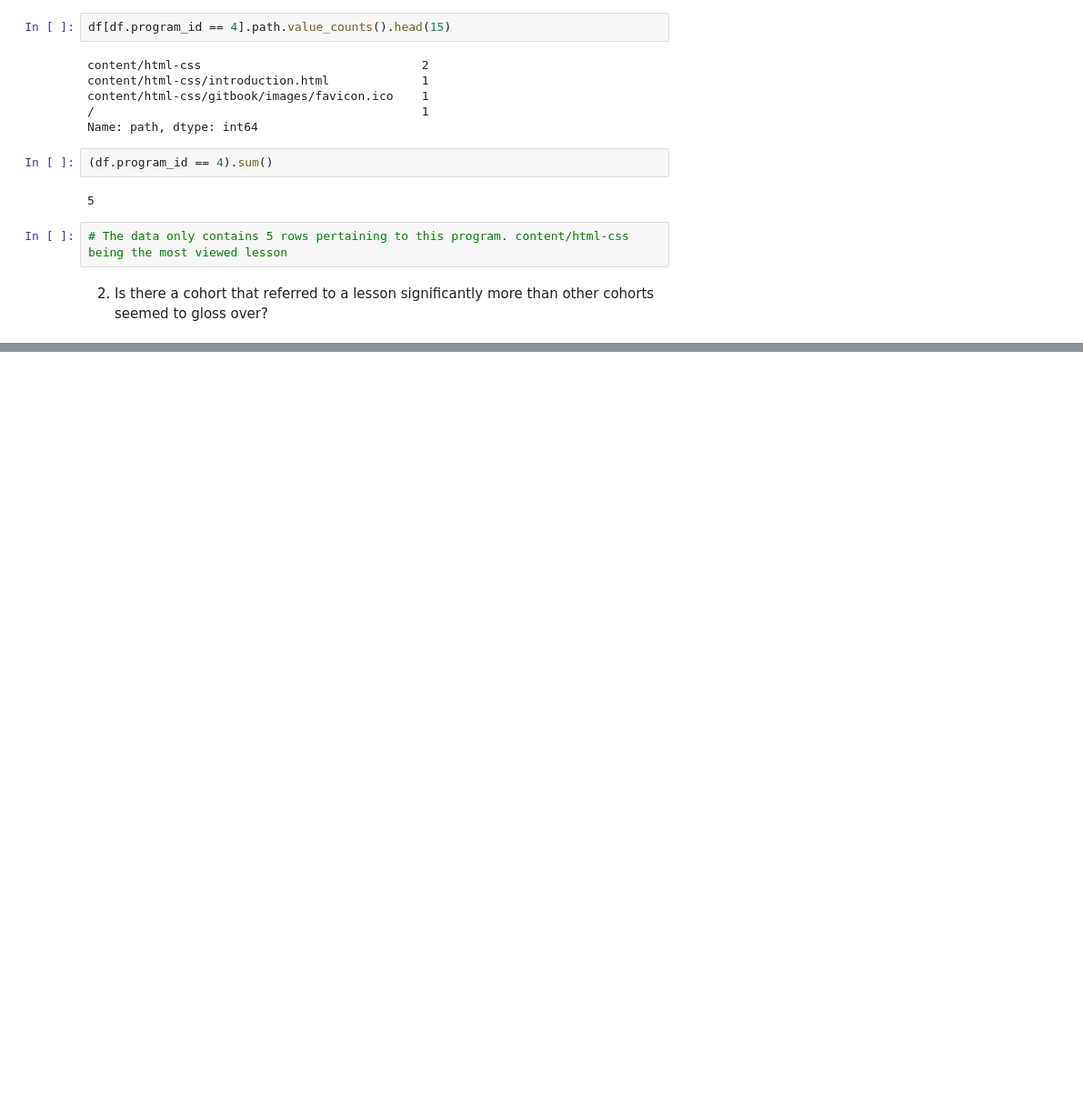
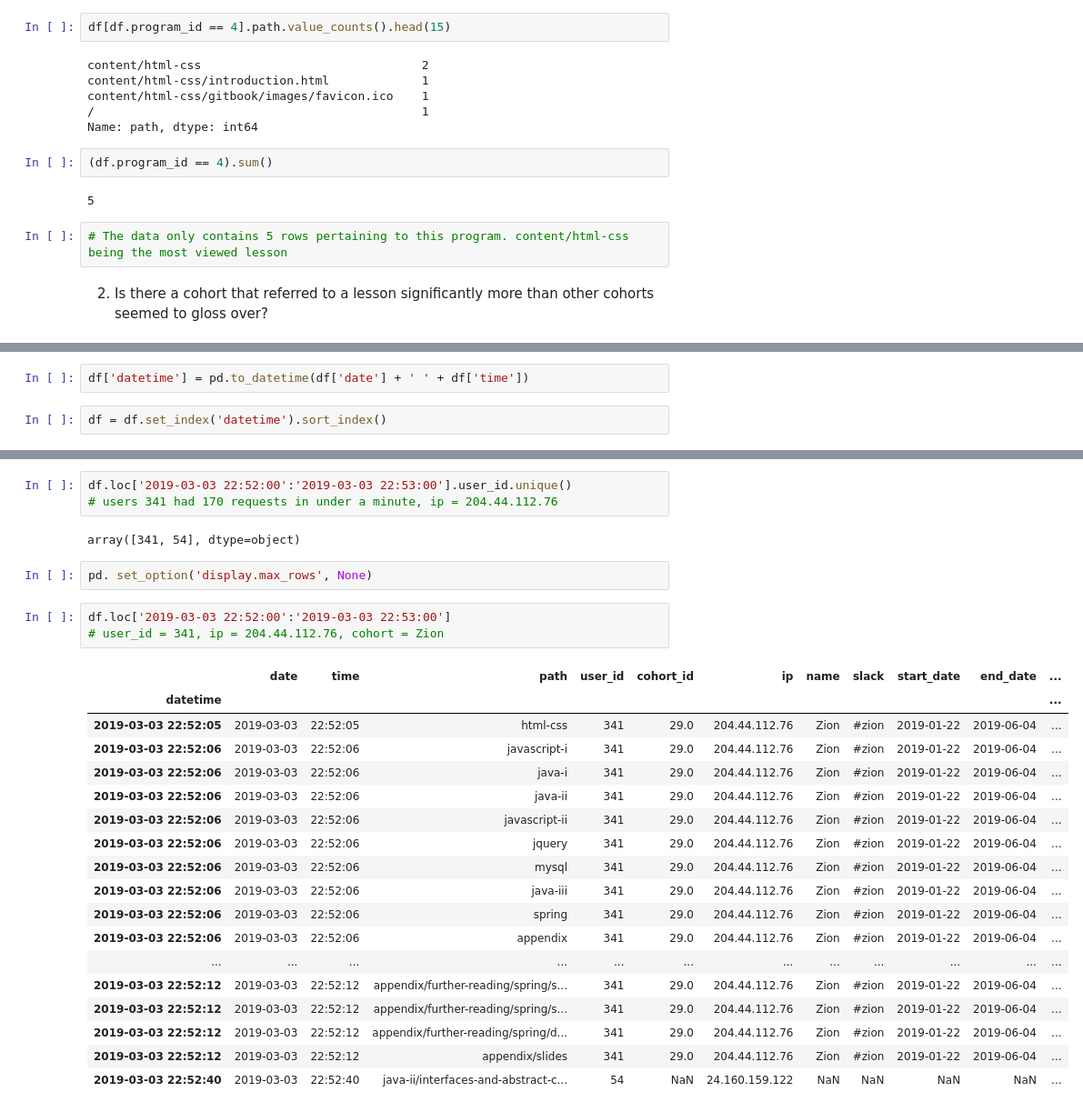
Before and after one commit to lopezelihezer/anomaly-detection-project, a Jupyter notebook: Anomaly_Detection_Project.ipynb, the cells around one changed output, grey strips where cells are left out. Shown at 91% size. Drawn from its saved outputs; the diff is of its cells as text; blank space fills up the shorter version.

```diff
--- a/Anomaly_Detection_Project.ipynb
+++ b/Anomaly_Detection_Project.ipynb
@@ -363,0 +522,4 @@ for i in df['cohort_id']:
+# %%
+df['datetime'] = pd.to_datetime(df['date'] + ' ' + df['time'])
+# %%
+df = df.set_index('datetime').sort_index()
@@ -363,0 +536,29 @@ for i in df['cohort_id']:
+# %%
+df.loc['2019-03-03 22:52:00':'2019-03-03 22:53:00'].user_id.unique()
+# users 341 had 170 requests in under a minute, ip = 204.44.112.76
+# %% [output]
+array([341, 54], dtype=object)
+# %%
+pd. set_option('display.max_rows', None)
+# %%
+df.loc['2019-03-03 22:52:00':'2019-03-03 22:53:00']
+# user_id = 341, ip = 204.44.112.76, cohort = Zion
+# %% [output]
+|  | date | time | path | user_id | cohort_id | ip | name | slack | start_date | end_date | ... |
+| datetime |  |  |  |  |  |  |  |  |  |  | ... |
+| 2019-03-03 22:52:05 | 2019-03-03 | 22:52:05 | html-css | 341 | 29.0 | 204.44.112.76 | Zion | #zion | 2019-01-22 | 2019-06-04 | ... |
+| 2019-03-03 22:52:06 | 2019-03-03 | 22:52:06 | javascript-i | 341 | 29.0 | 204.44.112.76 | Zion | #zion | 2019-01-22 | 2019-06-04 | ... |
+| 2019-03-03 22:52:06 | 2019-03-03 | 22:52:06 | java-i | 341 | 29.0 | 204.44.112.76 | Zion | #zion | 2019-01-22 | 2019-06-04 | ... |
+| 2019-03-03 22:52:06 | 2019-03-03 | 22:52:06 | java-ii | 341 | 29.0 | 204.44.112.76 | Zion | #zion | 2019-01-22 | 2019-06-04 | ... |
+| 2019-03-03 22:52:06 | 2019-03-03 | 22:52:06 | javascript-ii | 341 | 29.0 | 204.44.112.76 | Zion | #zion | 2019-01-22 | 2019-06-04 | ... |
+| 2019-03-03 22:52:06 | 2019-03-03 | 22:52:06 | jquery | 341 | 29.0 | 204.44.112.76 | Zion | #zion | 2019-01-22 | 2019-06-04 | ... |
+| 2019-03-03 22:52:06 | 2019-03-03 | 22:52:06 | mysql | 341 | 29.0 | 204.44.112.76 | Zion | #zion | 2019-01-22 | 2019-06-04 | ... |
+| 2019-03-03 22:52:06 | 2019-03-03 | 22:52:06 | java-iii | 341 | 29.0 | 204.44.112.76 | Zion | #zion | 2019-01-22 | 2019-06-04 | ... |
+| 2019-03-03 22:52:06 | 2019-03-03 | 22:52:06 | spring | 341 | 29.0 | 204.44.112.76 | Zion | #zion | 2019-01-22 | 2019-06-04 | ... |
+| 2019-03-03 22:52:06 | 2019-03-03 | 22:52:06 | appendix | 341 | 29.0 | 204.44.112.76 | Zion | #zion | 2019-01-22 | 2019-06-04 | ... |
+| ... | ... | ... | ... | ... | ... | ... | ... | ... | ... | ... | ... |
+| 2019-03-03 22:52:12 | 2019-03-03 | 22:52:12 | appendix/further-reading/spring/s... | 341 | 29.0 | 204.44.112.76 | Zion | #zion | 2019-01-22 | 2019-06-04 | ... |
+| 2019-03-03 22:52:12 | 2019-03-03 | 22:52:12 | appendix/further-reading/spring/s... | 341 | 29.0 | 204.44.112.76 | Zion | #zion | 2019-01-22 | 2019-06-04 | ... |
+| 2019-03-03 22:52:12 | 2019-03-03 | 22:52:12 | appendix/further-reading/spring/d... | 341 | 29.0 | 204.44.112.76 | Zion | #zion | 2019-01-22 | 2019-06-04 | ... |
+| 2019-03-03 22:52:12 | 2019-03-03 | 22:52:12 | appendix/slides | 341 | 29.0 | 204.44.112.76 | Zion | #zion | 2019-01-22 | 2019-06-04 | ... |
+| 2019-03-03 22:52:40 | 2019-03-03 | 22:52:40 | java-ii/interfaces-and-abstract-c... | 54 | NaN | 24.160.159.122 | NaN | NaN | NaN | NaN | ... |
```
Also changed, not shown: parts of 34 cells of this notebook.
